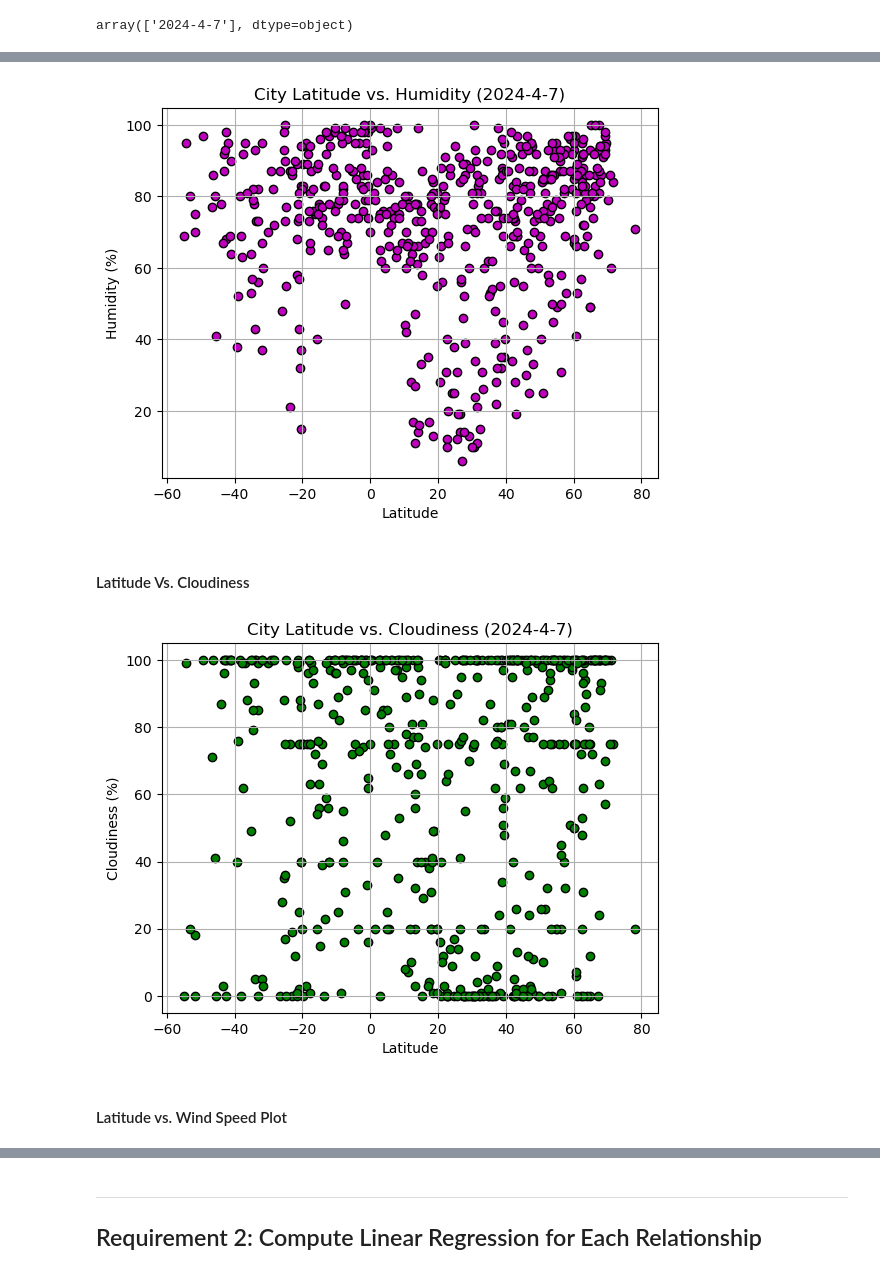
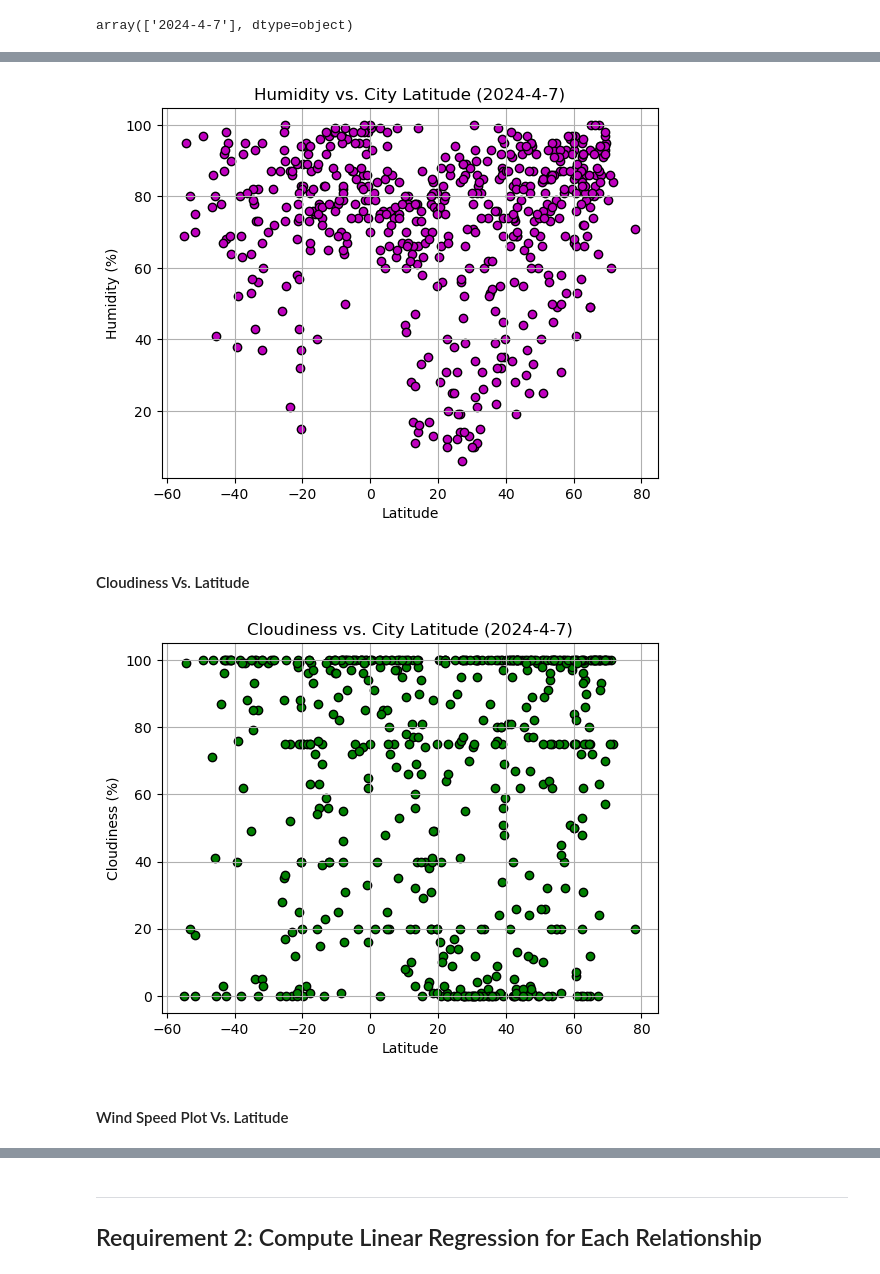
Before and after one commit to danielmolina81/python-api-challenge, a Jupyter notebook: WeatherPy/WeatherPy.ipynb, the cells around one changed output, grey strips where cells are left out. Cells and saved outputs as stored; diff of their text form; code cells hidden in the pictures.

```diff
--- a/WeatherPy/WeatherPy.ipynb
+++ b/WeatherPy/WeatherPy.ipynb
@@ -219,24 +219,24 @@ plt.show()
 # %%
 # Build the scatter plots for latitude vs. humidity
 x_values = city_data_df['Lat']
 y_values = city_data_df['Humidity']
 plt.scatter(x_values,y_values,color="m", edgecolors="black")
 
 # Incorporate the other graph properties
-plt.title(f"City Latitude vs. Humidity ({date[0]})")
+plt.title(f"Humidity vs. City Latitude ({date[0]})")
 plt.xlabel("Latitude")
 plt.ylabel("Humidity (%)")
 plt.grid()
 
 # Save the figure
 plt.savefig("output_data/Fig2.png")
 
 # Show plot
 plt.show()
 # %% [output]
-[figure, old version]
+[figure, new version]
 # %% [markdown]
-#### Latitude Vs. Cloudiness
+#### Cloudiness  Vs. Latitude
 # %%
 # Build the scatter plots for latitude vs. cloudiness
 x_values = city_data_df['Lat']
@@ -244,7 +244,7 @@ y_values = city_data_df['Cloudiness']
 plt.scatter(x_values,y_values,color="g",edgecolors="black")
 
 # Incorporate the other graph properties
-plt.title(f"City Latitude vs. Cloudiness ({date[0]})")
+plt.title(f"Cloudiness vs. City Latitude ({date[0]})")
 plt.xlabel("Latitude")
 plt.ylabel("Cloudiness (%)")
 plt.grid()
@@ -255,9 +255,9 @@ plt.savefig("output_data/Fig3.png")
 # Show plot
 plt.show()
 # %% [output]
-[figure, old version]
+[figure, new version]
 # %% [markdown]
-#### Latitude vs. Wind Speed Plot
+#### Wind Speed Plot Vs. Latitude
 # %%
 # Build the scatter plots for latitude vs. wind speed
 x_values = city_data_df['Lat']
```
Also changed, not shown: parts of 15 cells of this notebook, 13 other files.
